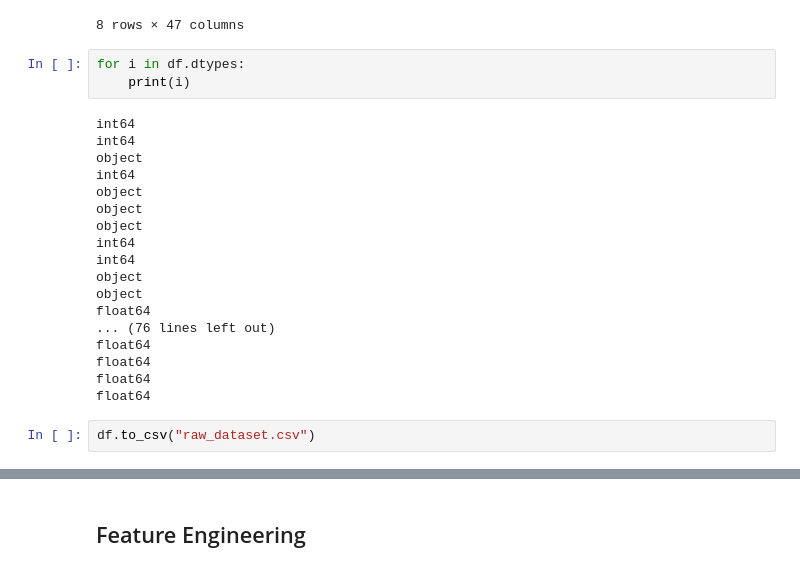
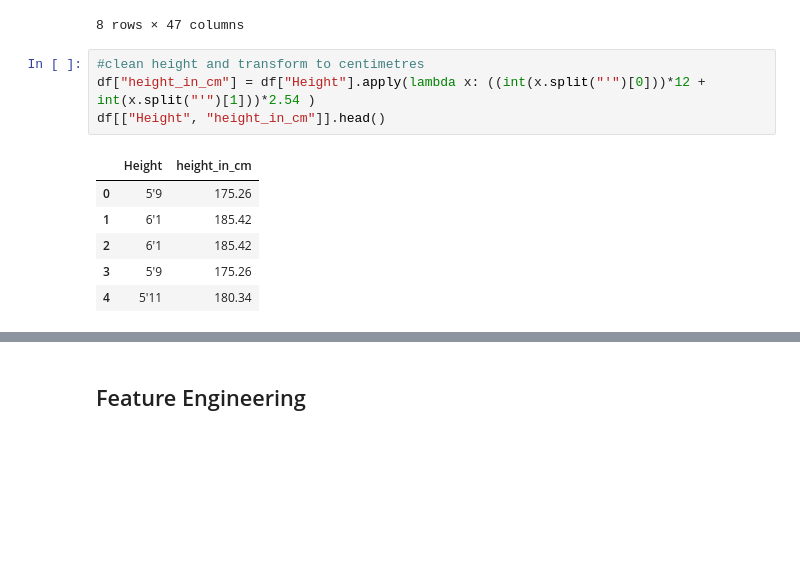
Before and after one commit to BryanOD95/DBAP, a Jupyter notebook: 1. Data Cleaning.ipynb, the cells around one changed output, grey strips where cells are left out. Drawn from its saved outputs; the diff is of its cells as text; blank space fills up the shorter version.

```diff
--- a/1. Data Cleaning.ipynb
+++ b/1. Data Cleaning.ipynb
@@ -64,26 +64,14 @@ df.describe()
 | 75% | 13905.000000 | 243894.000000 | 29.000000 | 71.000000 | 76.000000 | 2.200000e+06 | 10000.000000 | 1805.000000 | 4.200000e+06 | ... |
 | max | 18540.000000 | 259105.000000 | 53.000000 | 93.000000 | 95.000000 | 1.055000e+08 | 560000.000000 | 2316.000000 | 2.031000e+08 | ... |
 8 rows × 47 columns
-# %%
-for i in df.dtypes:
-    print(i)
-# %% [output]
-int64
-int64
-object
-int64
-object
-object
-object
-int64
-int64
-object
-object
-float64
-... (76 lines left out)
-float64
-float64
-float64
-float64
 # %%
-df.to_csv("raw_dataset.csv")
+#clean height and transform to centimetres
+df["height_in_cm"] = df["Height"].apply(lambda x: ((int(x.split("'")[0]))*12 + int(x.split("'")[1]))*2.54 )
+df[["Height", "height_in_cm"]].head()
+# %% [output]
+|  | Height | height_in_cm |
+| 0 | 5'9 | 175.26 |
+| 1 | 6'1 | 185.42 |
+| 2 | 6'1 | 185.42 |
+| 3 | 5'9 | 175.26 |
+| 4 | 5'11 | 180.34 |
```
Also changed, not shown: parts of 14 cells of this notebook.
